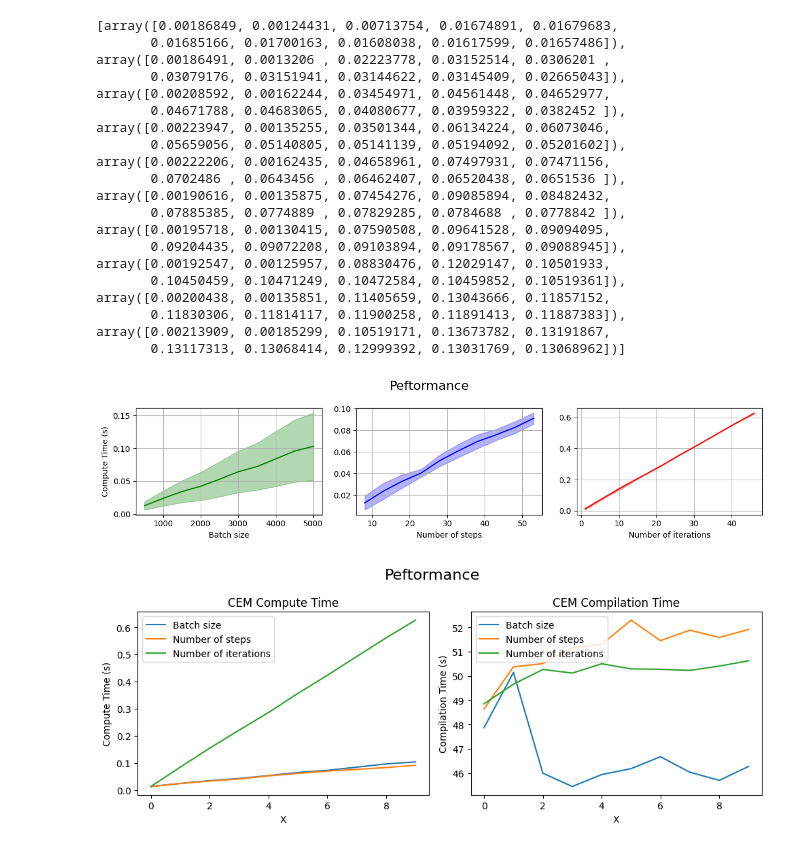
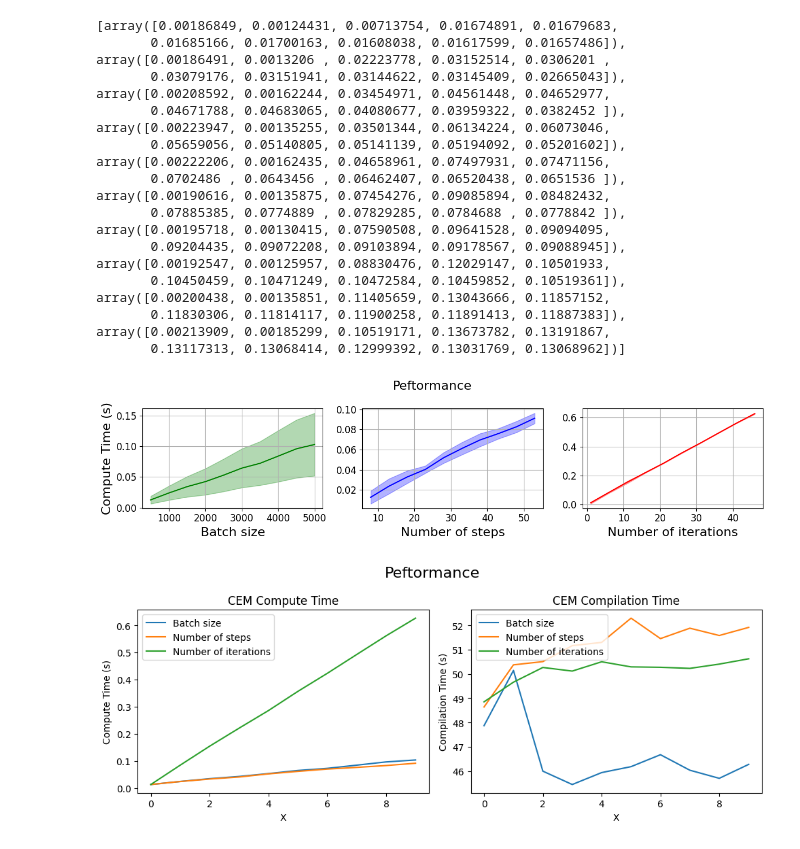
Before and after one commit to patsyuk03/mjx_planner, a Jupyter notebook: performance_testing_v2.ipynb, the cells around one changed output. Cells and saved outputs as stored; diff of their text form; code cells hidden in the pictures.

```diff
--- a/performance_testing_v2.ipynb
+++ b/performance_testing_v2.ipynb
@@ -95,6 +95,7 @@ fig.suptitle('Peftormance', fontsize=16)
 axs = axs.flatten()
 
 labels = ['Batch size', 'Number of steps', 'Number of iterations']
+fsize = 16
 
 
 i=0
@@ -103,43 +104,46 @@ std = np.std(dt_computation['batch_size'], axis=1)
 print(dt_computation['batch_size'])
 axs[i].plot(data['batch_size'], mean, 'g')
 axs[i].fill_between(data['batch_size'], mean - std, mean + std, color='g', alpha=0.3)
-axs[i].set_xlabel("Batch size")
-axs[i].set_ylabel("Compute Time (s)")
+axs[i].set_xlabel("Batch size", fontsize=fsize)
+axs[i].set_ylabel("Compute Time (s)", fontsize=fsize)
+axs[i].tick_params(axis='both', labelsize=12)
 axs[i].grid(True)
 
 i+=1
 mean = np.mean(dt_computation['num_steps'], axis=-1)
 std = np.std(dt_computation['num_steps'], axis=1)
 axs[i].plot(data['num_steps'], mean, 'b')
 axs[i].fill_between(data['num_steps'], mean - std, mean + std, color='b', alpha=0.3)
-axs[i].set_xlabel('Number of steps')
+axs[i].set_xlabel('Number of steps', fontsize=fsize)
+axs[i].tick_params(axis='both', labelsize=12)
 axs[i].grid(True)
 
 i+=1
 mean = np.mean(dt_computation['num_iter'], axis=-1)
 std = np.std(dt_computation['num_iter'], axis=1)
 axs[i].plot(data['num_iter'], mean, 'r')
 axs[i].fill_between(data['num_iter'], mean - std, mean + std, color='r', alpha=0.3)
-axs[i].set_xlabel('Number of iterations')
+axs[i].set_xlabel('Number of iterations', fontsize=fsize)
+axs[i].tick_params(axis='both', labelsize=12)
 axs[i].grid(True)
 
 
 plt.tight_layout()
 # plt.savefig(f"{os.path.abspath("")}/img/performance_2/perf_2.png" )
 plt.show()
 # %% [output]
 [array([0.00186849, 0.00124431, 0.00713754, 0.01674891, 0.01679683,
        0.01685166, 0.01700163, 0.01608038, 0.01617599, 0.01657486]), array([0.00186491, 0.0013206 , 0.02223778, 0.03152514, 0.0306201 ,
        0.03079176, 0.03151941, 0.03144622, 0.03145409, 0.02665043]), array([0.00208592, 0.00162244, 0.03454971, 0.04561448, 0.04652977,
        0.04671788, 0.04683065, 0.04080677, 0.03959322, 0.0382452 ]), array([0.00223947, 0.00135255, 0.03501344, 0.06134224, 0.06073046,
        0.05659056, 0.05140805, 0.05141139, 0.05194092, 0.05201602]), array([0.00222206, 0.00162435, 0.04658961, 0.07497931, 0.07471156,
        0.0702486 , 0.0643456 , 0.06462407, 0.06520438, 0.0651536 ]), array([0.00190616, 0.00135875, 0.07454276, 0.09085894, 0.08482432,
        0.07885385, 0.0774889 , 0.07829285, 0.0784688 , 0.0778842 ]), array([0.00195718, 0.00130415, 0.07590508, 0.09641528, 0.09094095,
        0.09204435, 0.09072208, 0.09103894, 0.09178567, 0.09088945]), array([0.00192547, 0.00125957, 0.08830476, 0.12029147, 0.10501933,
        0.10450459, 0.10471249, 0.10472584, 0.10459852, 0.10519361]), array([0.00200438, 0.00135851, 0.11405659, 0.13043666, 0.11857152,
        0.11830306, 0.11814117, 0.11900258, 0.11891413, 0.11887383]), array([0.00213909, 0.00185299, 0.10519171, 0.13673782, 0.13191867,
        0.13117313, 0.13068414, 0.12999392, 0.13031769, 0.13068962])]
-[figure, old version]
+[figure, new version]
 # %%
 fig, axs = plt.subplots(1, 2, figsize=(10, 4))
 fig.suptitle('Peftormance', fontsize=16)
```
